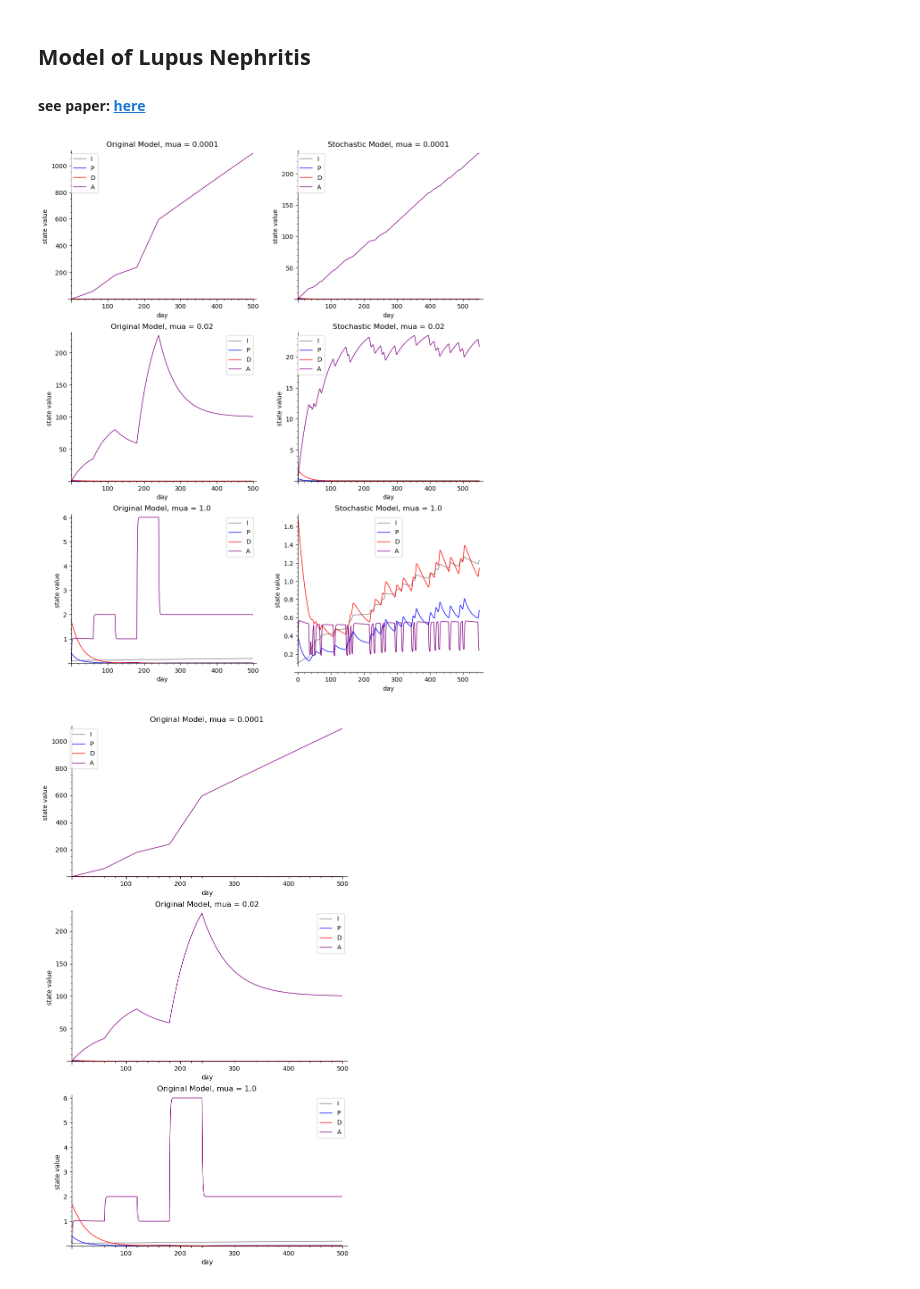
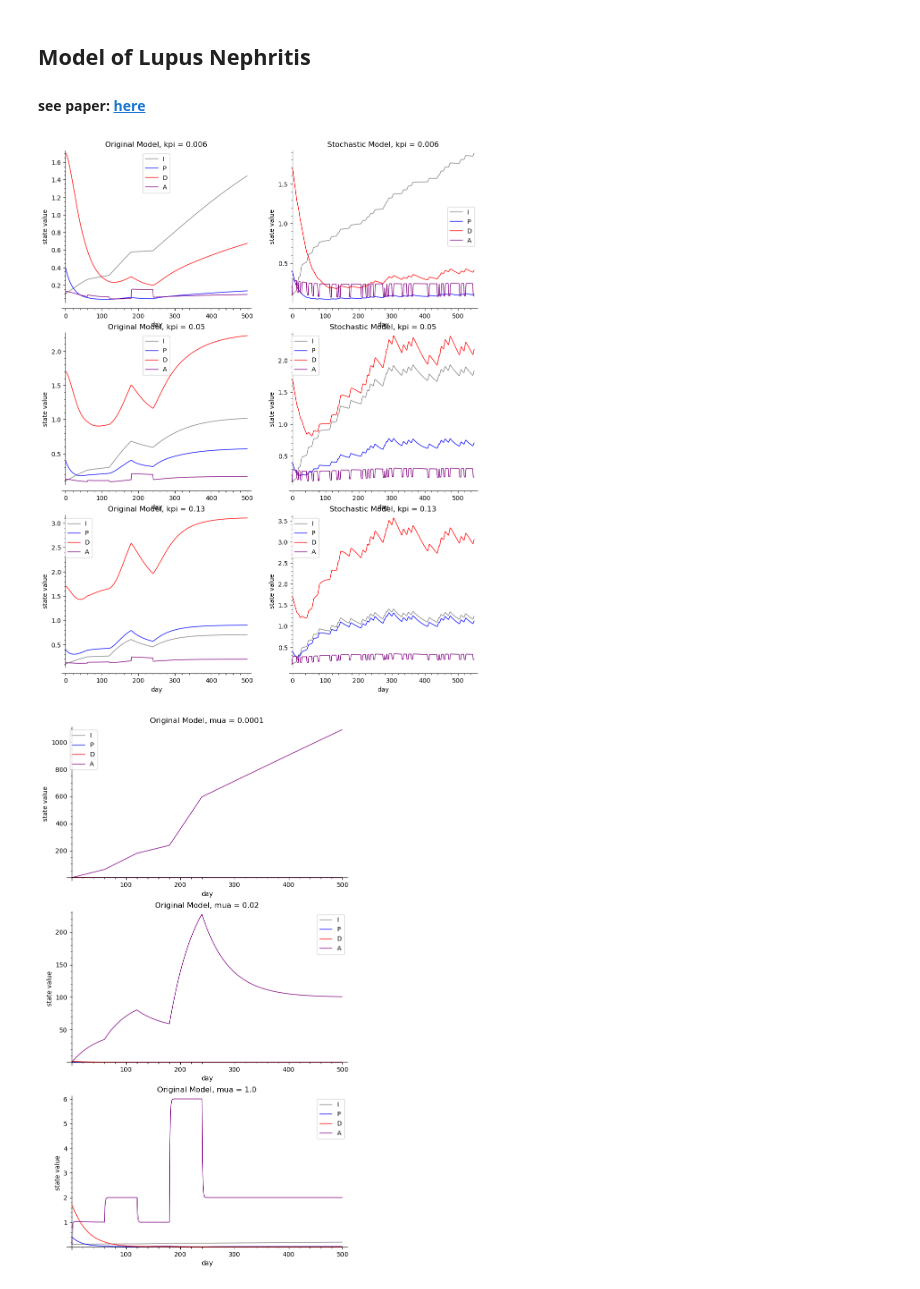
Before and after one commit to pascoesean/lupus-model, a Jupyter notebook: mathematical_model_sean.ipynb, the cells around one changed output. Cells and saved outputs as stored; diff of their text form; code cells hidden in the pictures.

```diff
--- a/mathematical_model_sean.ipynb
+++ b/mathematical_model_sean.ipynb
@@ -5,16 +5,16 @@
 import matplotlib.pyplot as plt
 load('helpers.py') # has functions `investigate_stochastic()`, `investigate_fixed()` which we will use
 # %%
-values_to_try_mua = (0.0001, 0.02, 1)
+values_to_try_kpi = (0.006, 0.05, 0.13)
 fig, ax = plt.subplots(3, 2, figsize = [12, 15])
 
-for i, value in enumerate(values_to_try_mua):
-    investigate_stochastic(ax= ax[i,1], mua = value)
+for i, value in enumerate(values_to_try_kpi):
+    investigate_stochastic(ax= ax[i,1], kpi = value)
 
-for i, value in enumerate(values_to_try_mua):
-    investigate_fixed(ax= ax[i,0], mua = value)
+for i, value in enumerate(values_to_try_kpi):
+    investigate_fixed(ax= ax[i,0], kpi = value)
 # %% [output]
-[figure, old version]
+[figure, new version]
 # %%
 values_to_try_mua = (0.0001, 0.02, 1)
 fig, ax = plt.subplots(3, 1, figsize = [8, 15])
```
Also changed, not shown: 1 other file.
